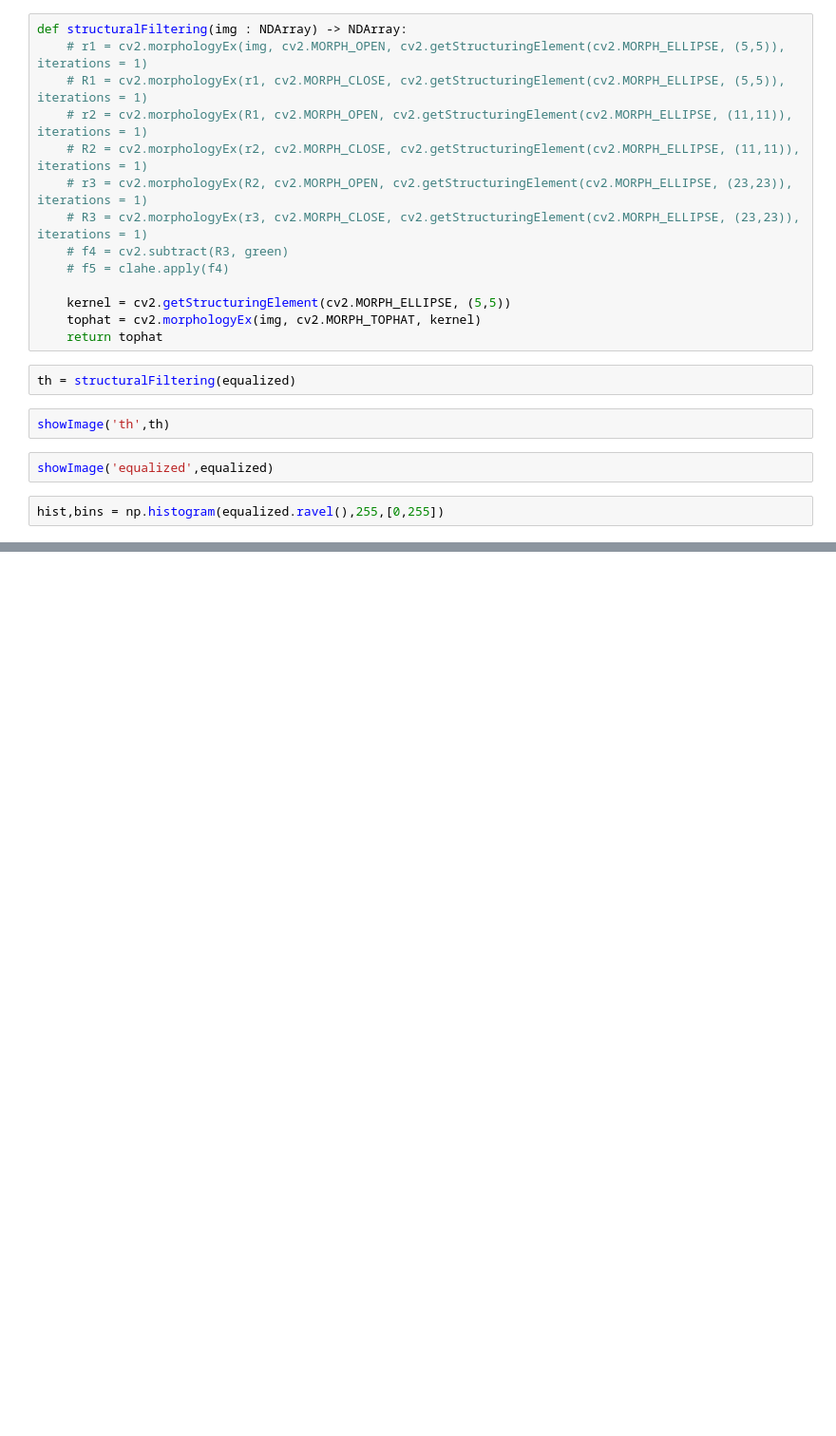
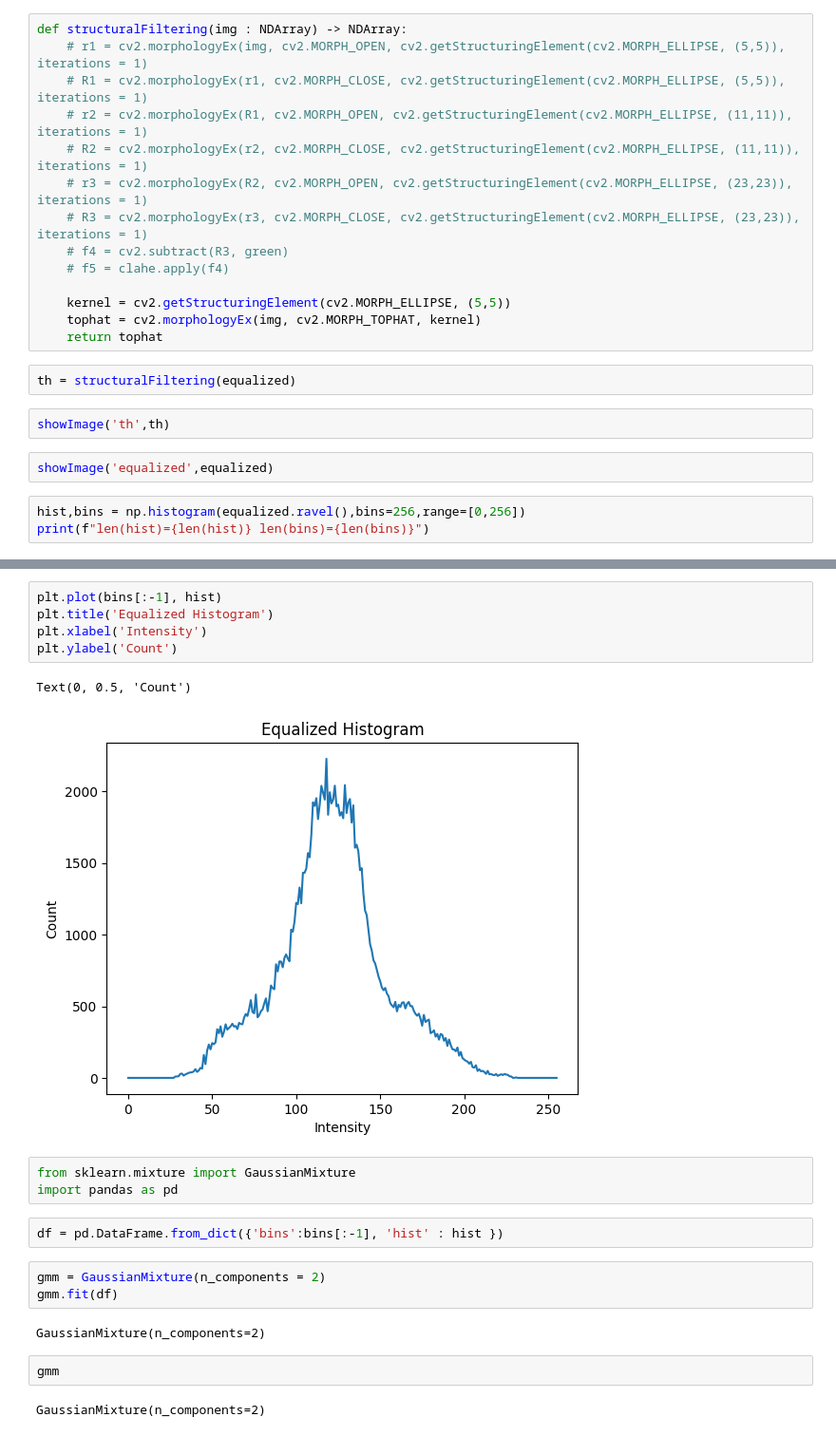
Before and after one commit to jbenshetler/vessel_segmentation, a Jupyter notebook: seg.ipynb, the cells around one changed output, grey strips where cells are left out. Shown at 95% size. Drawn from its saved outputs; the diff is of its cells as text; blank space fills up the shorter version.

```diff
--- a/seg.ipynb
+++ b/seg.ipynb
@@ -38,4 +38,5 @@ showImage('th',th)
 # %%
 showImage('equalized',equalized)
 # %%
-hist,bins = np.histogram(equalized.ravel(),255,[0,255])
+hist,bins = np.histogram(equalized.ravel(),bins=256,range=[0,256])
+print(f"len(hist)={len(hist)} len(bins)={len(bins)}")
@@ -46,0 +48,22 @@ ValueError: x and y must have same first dimension, but have shapes (256,) and (
+# %%
+plt.plot(bins[:-1], hist)
+plt.title('Equalized Histogram')
+plt.xlabel('Intensity')
+plt.ylabel('Count')
+# %% [output]
+Text(0, 0.5, 'Count')
+[figure, added]
+# %%
+from sklearn.mixture import GaussianMixture
+import pandas as pd
+# %%
+df = pd.DataFrame.from_dict({'bins':bins[:-1], 'hist' : hist })
+# %%
+gmm = GaussianMixture(n_components = 2)
+gmm.fit(df)
+# %% [output]
+GaussianMixture(n_components=2)
+# %%
+gmm
+# %% [output]
+GaussianMixture(n_components=2)
```
Also changed, not shown: parts of 13 cells of this notebook.
